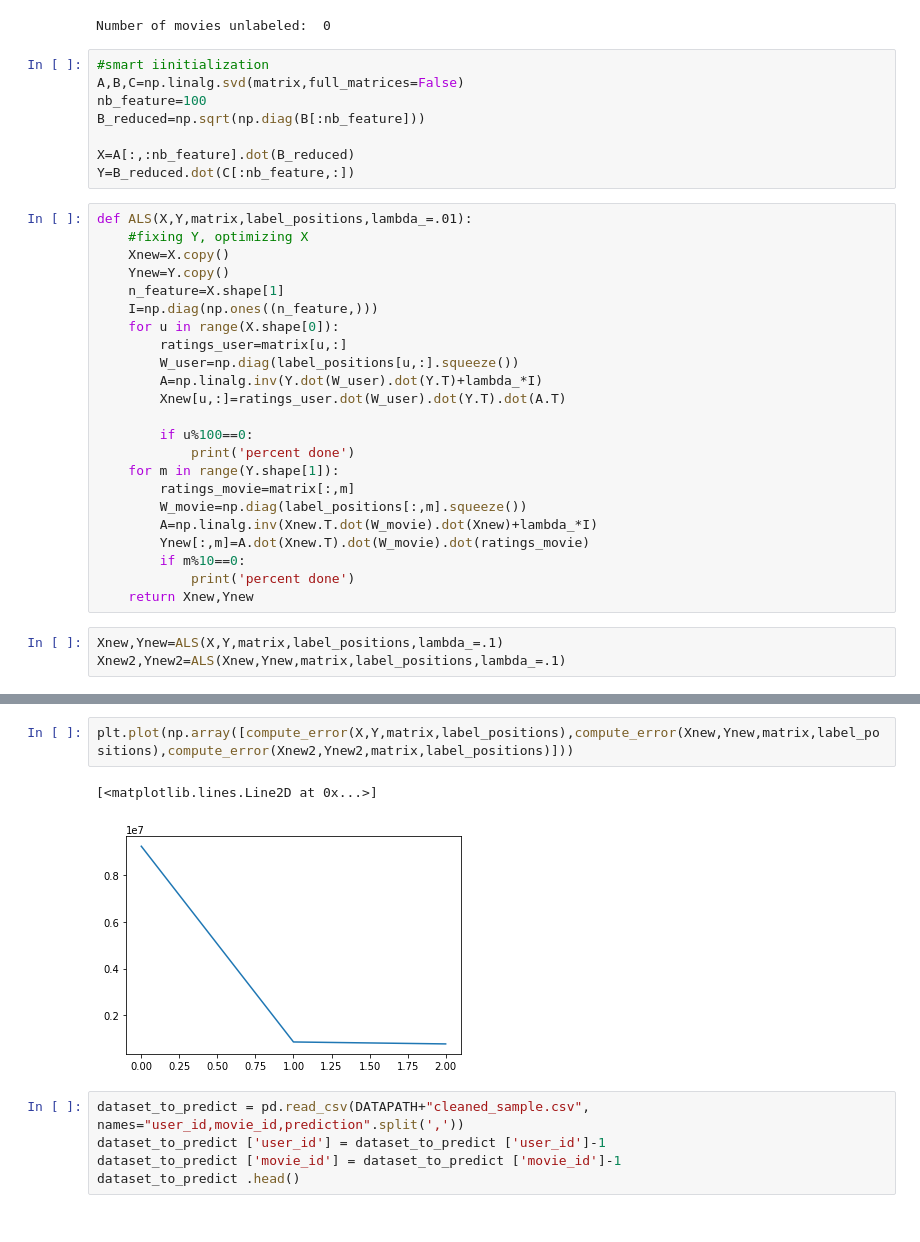
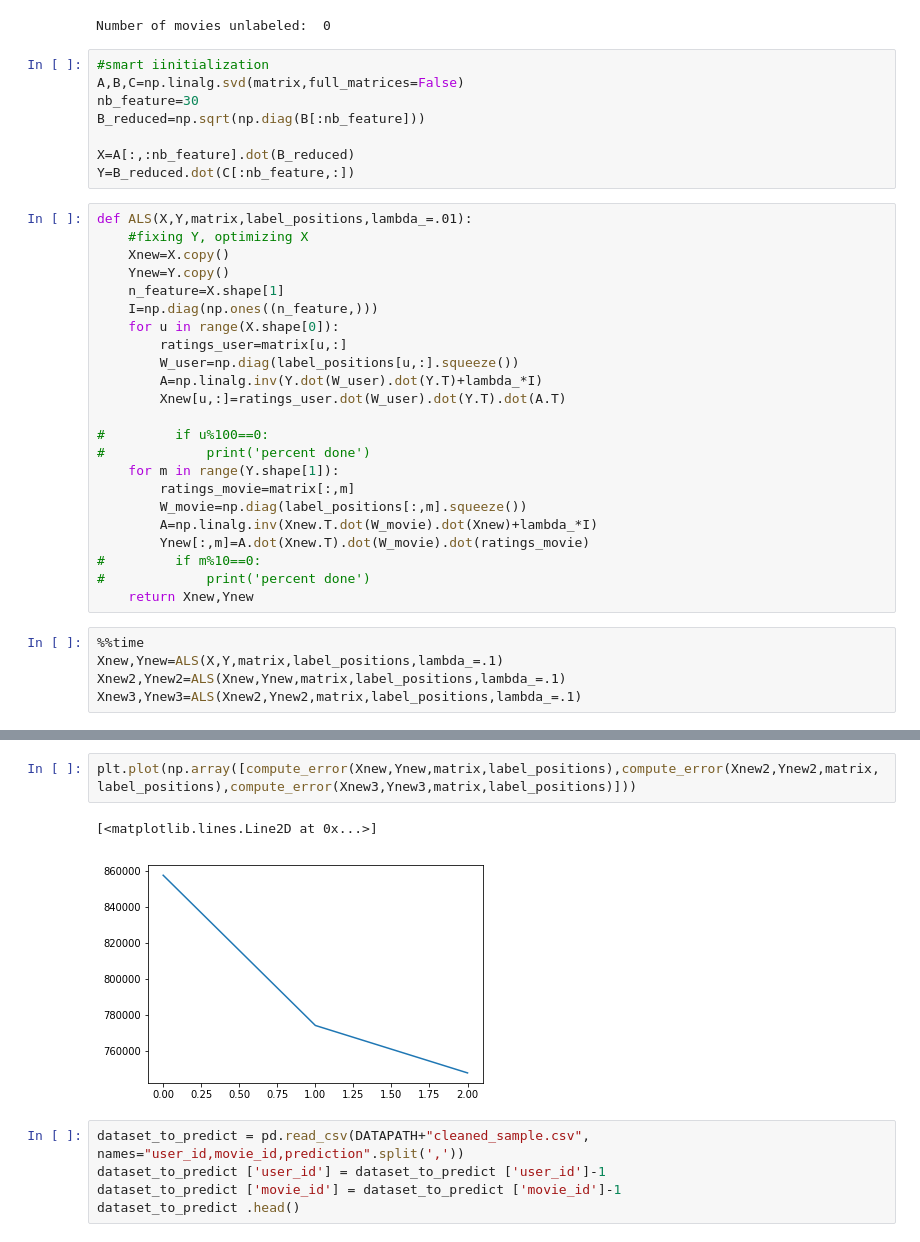
Before and after one commit to brunowicht/ML-Projects-2018, a Jupyter notebook: project2/ALS.ipynb, the cells around one changed output, grey strips where cells are left out. Cells and saved outputs as stored; diff of their text form.

```diff
--- a/project2/ALS.ipynb
+++ b/project2/ALS.ipynb
@@ -56,7 +56,7 @@ Number of movies unlabeled:  0
 # %%
 #smart iinitialization
 A,B,C=np.linalg.svd(matrix,full_matrices=False)
-nb_feature=100
+nb_feature=30
 B_reduced=np.sqrt(np.diag(B[:nb_feature]))
 
 X=A[:,:nb_feature].dot(B_reduced)
@@ -74,19 +74,21 @@ def ALS(X,Y,matrix,label_positions,lambda_=.01):
         A=np.linalg.inv(Y.dot(W_user).dot(Y.T)+lambda_*I)
         Xnew[u,:]=ratings_user.dot(W_user).dot(Y.T).dot(A.T)
 
-        if u%100==0:
-            print('percent done')
+#         if u%100==0:
+#             print('percent done')
     for m in range(Y.shape[1]):
         ratings_movie=matrix[:,m]
         W_movie=np.diag(label_positions[:,m].squeeze())
         A=np.linalg.inv(Xnew.T.dot(W_movie).dot(Xnew)+lambda_*I)
         Ynew[:,m]=A.dot(Xnew.T).dot(W_movie).dot(ratings_movie)
-        if m%10==0:
-            print('percent done')
+#         if m%10==0:
+#             print('percent done')
     return Xnew,Ynew
 # %%
+%%time
 Xnew,Ynew=ALS(X,Y,matrix,label_positions,lambda_=.1)
 Xnew2,Ynew2=ALS(Xnew,Ynew,matrix,label_positions,lambda_=.1)
+Xnew3,Ynew3=ALS(Xnew2,Ynew2,matrix,label_positions,lambda_=.1)
 # %% [output]
 percent done
 percent done
@@ -108,8 +110,8 @@ percent done
 # %%
-plt.plot(np.array([compute_error(X,Y,matrix,label_positions),compute_error(Xnew,Ynew,matrix,label_positions),compute_error(Xnew2,Ynew2,matrix,label_positions)]))
+plt.plot(np.array([compute_error(Xnew,Ynew,matrix,label_positions),compute_error(Xnew2,Ynew2,matrix,label_positions),compute_error(Xnew3,Ynew3,matrix,label_positions)]))
 # %% [output]
 [<matplotlib.lines.Line2D at 0x...>]
-[figure, old version]
+[figure, new version]
 # %%
 dataset_to_predict = pd.read_csv(DATAPATH+"cleaned_sample.csv", names="user_id,movie_id,prediction".split(','))
 dataset_to_predict ['user_id'] = dataset_to_predict ['user_id']-1
```
Also changed, not shown: parts of 9 cells of this notebook.
